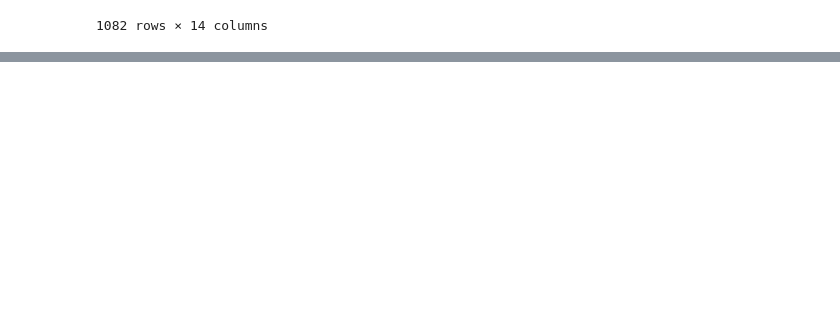
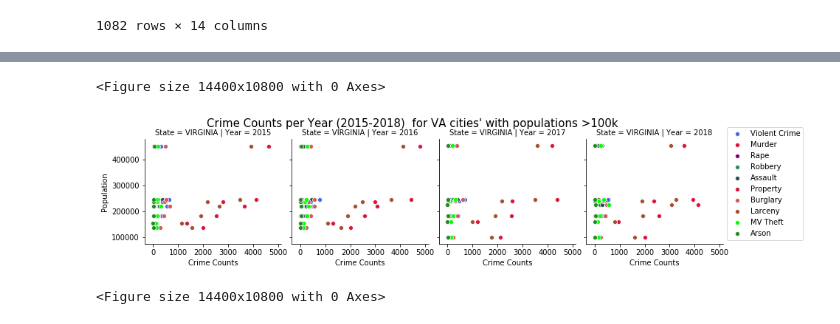
Before and after one commit to livillaranda/Project_1, a Jupyter notebook: Analyzing_Dataset.ipynb, the cells around one changed output, grey strips where cells are left out. Cells and saved outputs as stored; diff of their text form; code cells hidden in the pictures; blank space fills up the shorter version.

```diff
--- a/Analyzing_Dataset.ipynb
+++ b/Analyzing_Dataset.ipynb
@@ -134,0 +142,10 @@ grouped_total.to_csv("Grouped.csv")
+# %%
+# Virigina Scatterplots
+# Specify Rows to Keep
+test = crime_df.copy()
+
+# Keep Virigina
+VA = test.copy()
+VA_only = VA.query('State == "VIRGINIA"')
+print(VA_only.shape)
+VA_only
@@ -134,0 +171,25 @@ grouped_total.to_csv("Grouped.csv")
+# %%
+# Plot VA Data
+va1 = sns.FacetGrid(VA_only, col="Year", row="State")
+va1.map(sns.scatterplot, "Violent Crime", "Population", color='royalblue')
+va1.map(sns.scatterplot, "Murder", "Population", color='crimson')
+va1.map(sns.scatterplot, "Rape", "Population", color='purple')
+va1.map(sns.scatterplot, "Robbery", "Population", color='seagreen')
+va1.map(sns.scatterplot, "Assault", "Population", color='darkslategrey')
+va1.map(sns.scatterplot, "Property", "Population", color='crimson')
+va1.map(sns.scatterplot, "Burglary", "Population", color='indianred')
+va1.map(sns.scatterplot, "Larceny", "Population", color='sienna')
+va1.map(sns.scatterplot, "MV Theft", "Population", color='lime')
+va1.map(sns.scatterplot, "Arson", "Population", color='forestgreen')
+va1.set_axis_labels("Crime Counts")
+
+plt.subplots_adjust(top=0.85)
+plt.suptitle("Crime Counts per Year (2015-2018)  for VA cities' with populations >100k", fontsize=15)
+plt.legend(["Violent Crime", "Murder", "Rape", "Robbery", "Assault", "Property", "Burglary", "Larceny", "MV Theft", "Arson"],
+           loc='best', bbox_to_anchor=(1, 1.15))
+
+plt.figure(figsize=(200,150))
+# %% [output]
+<Figure size 14400x10800 with 0 Axes>
+[figure, added]
+<Figure size 14400x10800 with 0 Axes>
```
Also changed, not shown: parts of 16 cells of this notebook, 1 other file.
